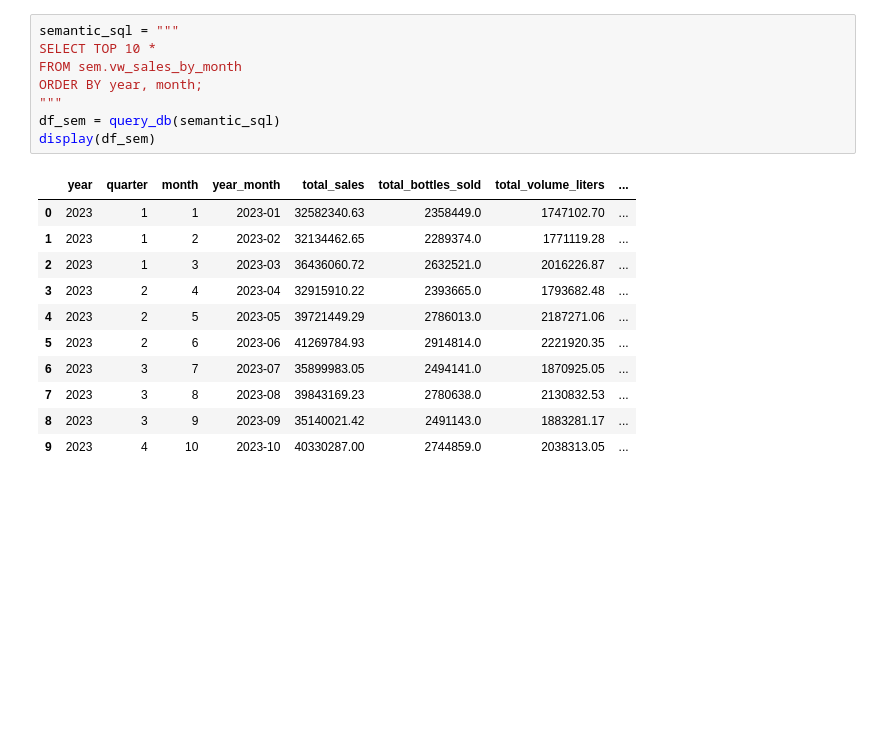
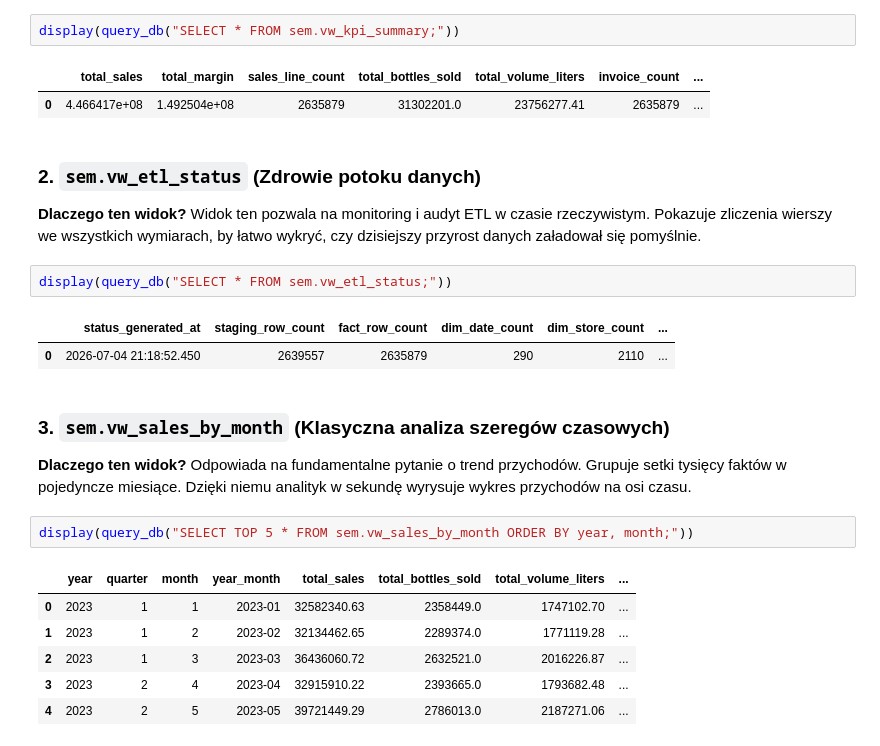
Before and after one commit to magda2307/pjatk-idh, a Jupyter notebook: data-warehouse-iowa-liquor/notebooks/etl_demo.ipynb, the cells around one changed output. Cells and saved outputs as stored; diff of their text form; blank space fills up the shorter version.

```diff
--- a/data-warehouse-iowa-liquor/notebooks/etl_demo.ipynb
+++ b/data-warehouse-iowa-liquor/notebooks/etl_demo.ipynb
@@ -109,20 +95,27 @@ Ostatecznie nasza aplikacja odpytuje tylko bezpieczne widoki semantyczne (schema
+# %%
+display(query_db("SELECT * FROM sem.vw_kpi_summary;"))
+# %% [output]
+|  | total_sales | total_margin | sales_line_count | total_bottles_sold | total_volume_liters | invoice_count | ... |
+| 0 | 4.466417e+08 | 1.492504e+08 | 2635879 | 31302201.0 | 23756277.41 | 2635879 | ... |
+# %% [markdown]
+### 2. `sem.vw_etl_status` (Zdrowie potoku danych)
+**Dlaczego ten widok?**
+Widok ten pozwala na monitoring i audyt ETL w czasie rzeczywistym. Pokazuje zliczenia wierszy we wszystkich wymiarach, by łatwo wykryć, czy dzisiejszy przyrost danych załadował się pomyślnie.
+# %%
+display(query_db("SELECT * FROM sem.vw_etl_status;"))
+# %% [output]
+|  | status_generated_at | staging_row_count | fact_row_count | dim_date_count | dim_store_count | ... |
+| 0 | 2026-07-04 21:18:52.450 | 2639557 | 2635879 | 290 | 2110 | ... |
+# %% [markdown]
+### 3. `sem.vw_sales_by_month` (Klasyczna analiza szeregów czasowych)
+**Dlaczego ten widok?**
+Odpowiada na fundamentalne pytanie o trend przychodów. Grupuje setki tysięcy faktów w pojedyncze miesiące. Dzięki niemu analityk w sekundę wyrysuje wykres przychodów na osi czasu.
 # %%
-semantic_sql = """
-SELECT TOP 10 *
-FROM sem.vw_sales_by_month
-ORDER BY year, month;
-"""
-df_sem = query_db(semantic_sql)
-display(df_sem)
+display(query_db("SELECT TOP 5 * FROM sem.vw_sales_by_month ORDER BY year, month;"))
 # %% [output]
 |  | year | quarter | month | year_month | total_sales | total_bottles_sold | total_volume_liters | ... |
 | 0 | 2023 | 1 | 1 | 2023-01 | 32582340.63 | 2358449.0 | 1747102.70 | ... |
 | 1 | 2023 | 1 | 2 | 2023-02 | 32134462.65 | 2289374.0 | 1771119.28 | ... |
 | 2 | 2023 | 1 | 3 | 2023-03 | 36436060.72 | 2632521.0 | 2016226.87 | ... |
 | 3 | 2023 | 2 | 4 | 2023-04 | 32915910.22 | 2393665.0 | 1793682.48 | ... |
 | 4 | 2023 | 2 | 5 | 2023-05 | 39721449.29 | 2786013.0 | 2187271.06 | ... |
-| 5 | 2023 | 2 | 6 | 2023-06 | 41269784.93 | 2914814.0 | 2221920.35 | ... |
-| 6 | 2023 | 3 | 7 | 2023-07 | 35899983.05 | 2494141.0 | 1870925.05 | ... |
-| 7 | 2023 | 3 | 8 | 2023-08 | 39843169.23 | 2780638.0 | 2130832.53 | ... |
-| 8 | 2023 | 3 | 9 | 2023-09 | 35140021.42 | 2491143.0 | 1883281.17 | ... |
-| 9 | 2023 | 4 | 10 | 2023-10 | 40330287.00 | 2744859.0 | 2038313.05 | ... |
```
Also changed, not shown: parts of 26 cells of this notebook.
